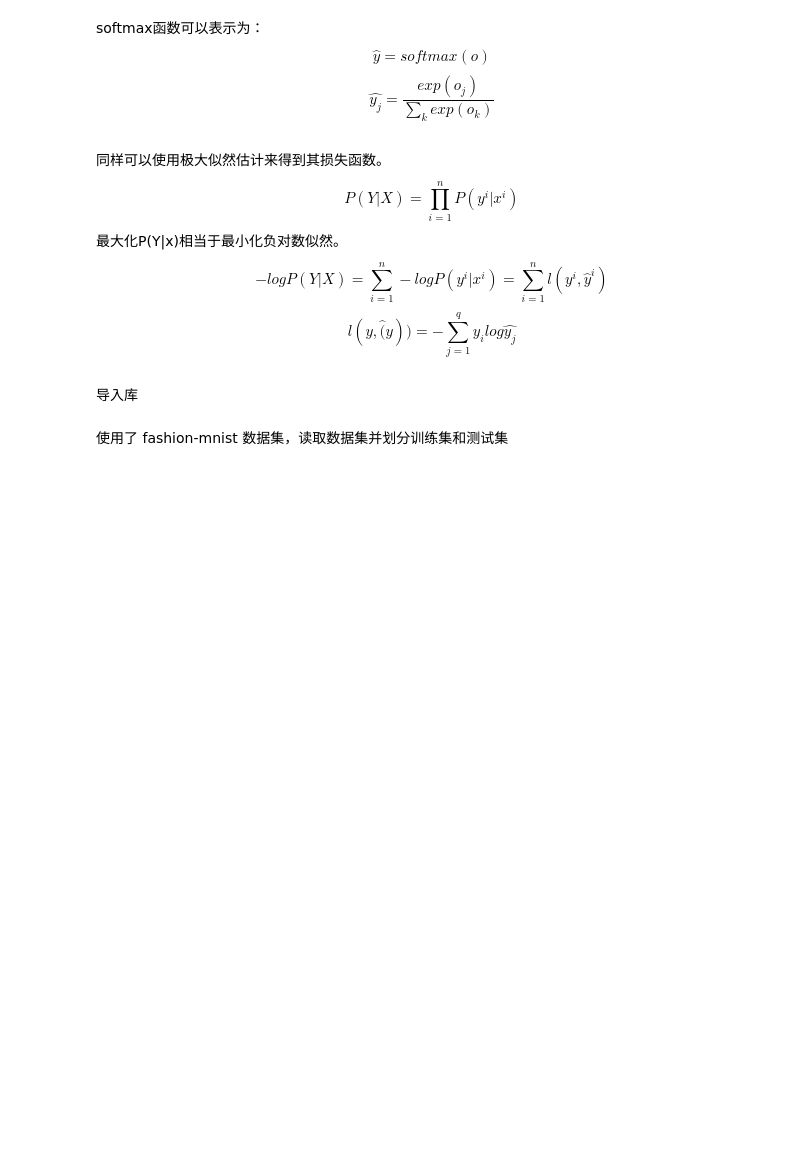
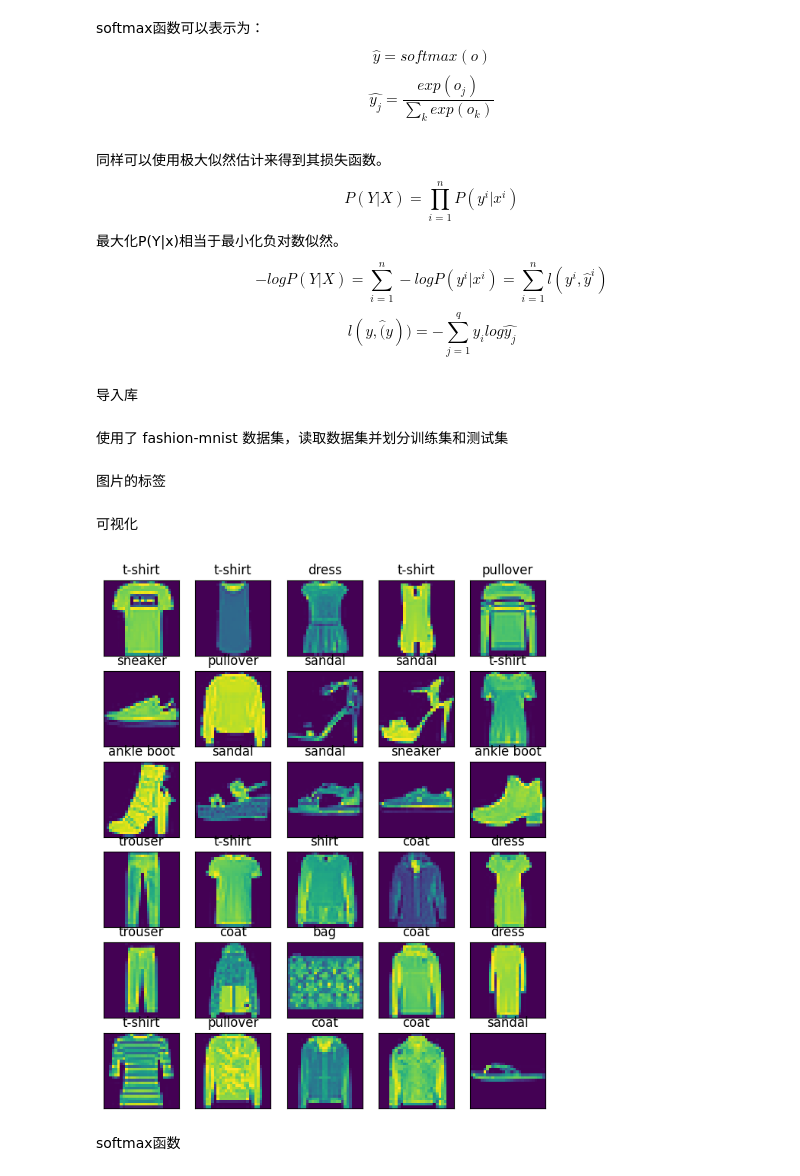
Before and after one commit to SongZihui-sudo/deeplearning, a Jupyter notebook: softmax回归.ipynb, the cells around one changed output. Cells and saved outputs as stored; diff of their text form; code cells hidden in the pictures; blank space fills up the shorter version.

Commit message:
add: softmax 回归

```diff
--- a/softmax回归.ipynb
+++ b/softmax回归.ipynb
@@ -74,5 +74,42 @@ import dataset.fashion_mnist.utils.mnist_reader as mnist_reader
 # %% [markdown]
 使用了 fashion-mnist 数据集，读取数据集并划分训练集和测试集
 # %%
-X_train, y_train = mnist_reader.load_mnist('dataset/fashion_mnist/data/fashion', kind='train')
-X_test, y_test = mnist_reader.load_mnist('dataset/fashion_mnist/data/fashion', kind='t10k')
+x_train, y_train = mnist_reader.load_mnist('dataset/fashion_mnist/data/fashion', kind='train')
+x_test, y_test = mnist_reader.load_mnist('dataset/fashion_mnist/data/fashion', kind='t10k')
+# %%
+x_train = x_train.astype("float")
+x_test = x_test.astype("float")
+y_train = y_train.astype("float")
+y_test = y_test.astype("float")
+# %% [markdown]
+图片的标签
+# %%
+def get_fashion_mnist_labels(labels):  #@save
+    """返回Fashion-MNIST数据集的文本标签"""
+    text_labels = ['t-shirt', 'trouser', 'pullover', 'dress', 'coat',
+                   'sandal', 'shirt', 'sneaker', 'bag', 'ankle boot']
+    return [text_labels[int(i)] for i in labels]
+# %% [markdown]
+可视化
+# %%
+def show_images(imgs, num_rows, num_cols, titles=None, scale=1.5):  #@save
+    """绘制图像列表"""
+    figsize = (num_cols * scale, num_rows * scale)
+    _, axes = plt.subplots(num_rows, num_cols, figsize=figsize)
+    axes = axes.flatten()
+    for i, (ax, img) in enumerate(zip(axes, imgs)):
+        if torch.is_tensor(img):
+            # 图片张量
+            ax.imshow(img.numpy())
+        else:
+            # PIL图片
+            ax.imshow(img.reshape(28, 28))
+        ax.axes.get_xaxis().set_visible(False)
+        ax.axes.get_yaxis().set_visible(False)
+        if titles:
+            ax.set_title(titles[i])
+    return axes
+# %%
+show_images(x_train[1:31], 6, 5, titles=get_fashion_mnist_labels(y_train[1:31]));
+# %% [output]
+[figure, added]
@@ -78,0 +131,2 @@ X_test, y_test = mnist_reader.load_mnist('dataset/fashion_mnist/data/fashion', k
+# %% [markdown]
+softmax函数
```
Also changed, not shown: parts of 11 cells of this notebook.
